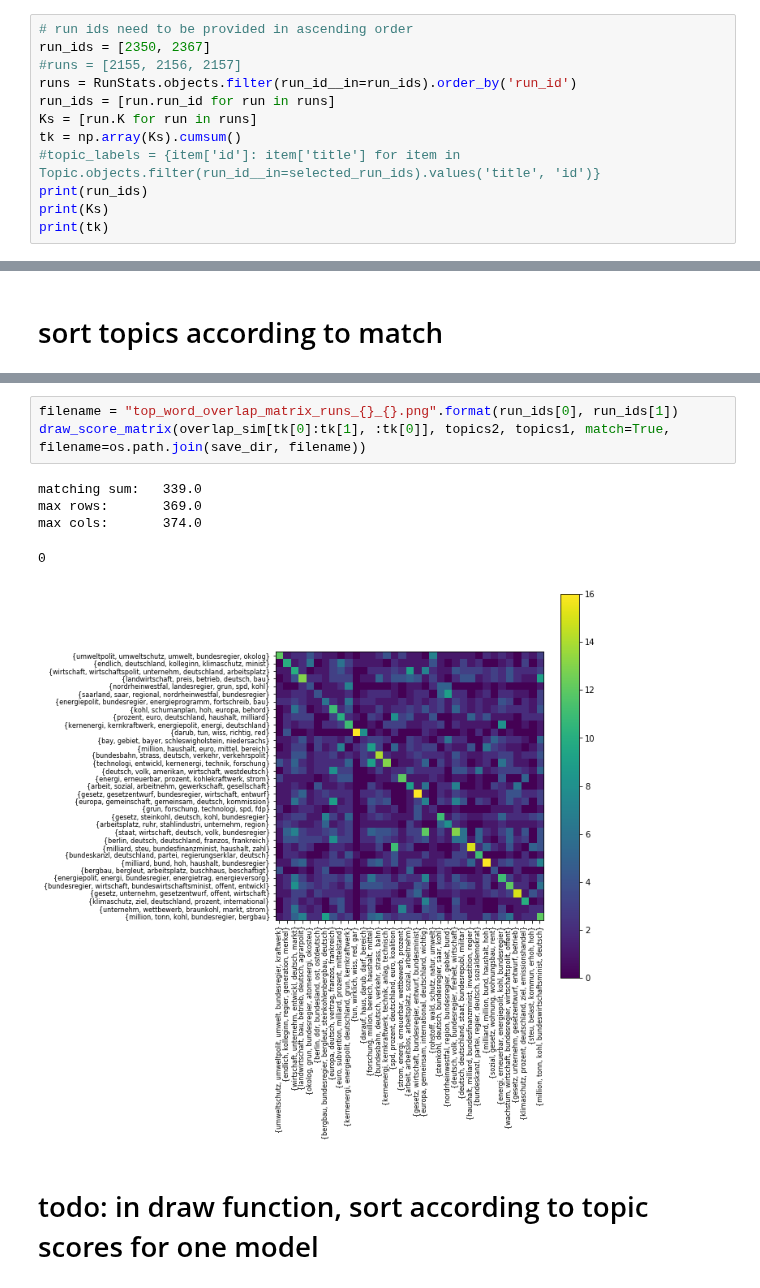
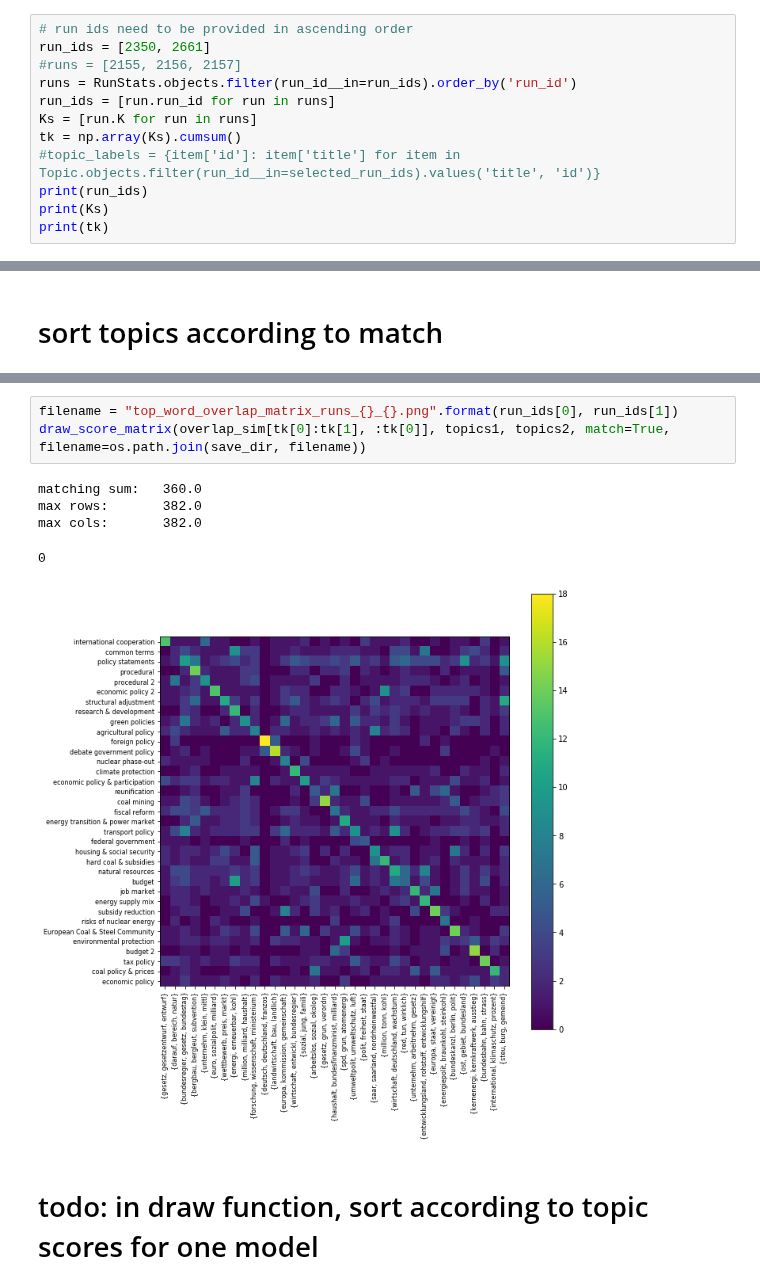
Before and after one commit to mcc-apsis/coal-discourse, a Jupyter notebook: 06_topic_comparison_cosine_similarity.ipynb, the cells around one changed output, grey strips where cells are left out. Cells and saved outputs as stored; diff of their text form.

```diff
--- a/06_topic_comparison_cosine_similarity.ipynb
+++ b/06_topic_comparison_cosine_similarity.ipynb
@@ -123,7 +126,7 @@ def topic_topword_overlap(run_ids, period='all', no_topwords=20):
 save_dir = "./plots/bipartite_graphs/"
 # %%
 # run ids need to be provided in ascending order
-run_ids = [2350, 2367]
+run_ids = [2350, 2661]
 #runs = [2155, 2156, 2157]
 runs = RunStats.objects.filter(run_id__in=run_ids).order_by('run_id')
 run_ids = [run.run_id for run in runs]
@@ -178,12 +197,12 @@ max cols:       23.910025706901262
 # %%
 filename = "top_word_overlap_matrix_runs_{}_{}.png".format(run_ids[0], run_ids[1])
-draw_score_matrix(overlap_sim[tk[0]:tk[1], :tk[0]], topics2, topics1, match=True, filename=os.path.join(save_dir, filename))
+draw_score_matrix(overlap_sim[tk[0]:tk[1], :tk[0]], topics1, topics2, match=True, filename=os.path.join(save_dir, filename))
 # %% [output]
-matching sum:   339.0
-max rows:       369.0
-max cols:       374.0
+matching sum:   360.0
+max rows:       382.0
+max cols:       382.0
 0
-[figure, old version]
+[figure, new version]
 # %% [markdown]
 # todo: in draw function, sort according to topic scores for one model
 # %% [markdown]
```
Also changed, not shown: parts of 13 cells of this notebook, 10 other files.
